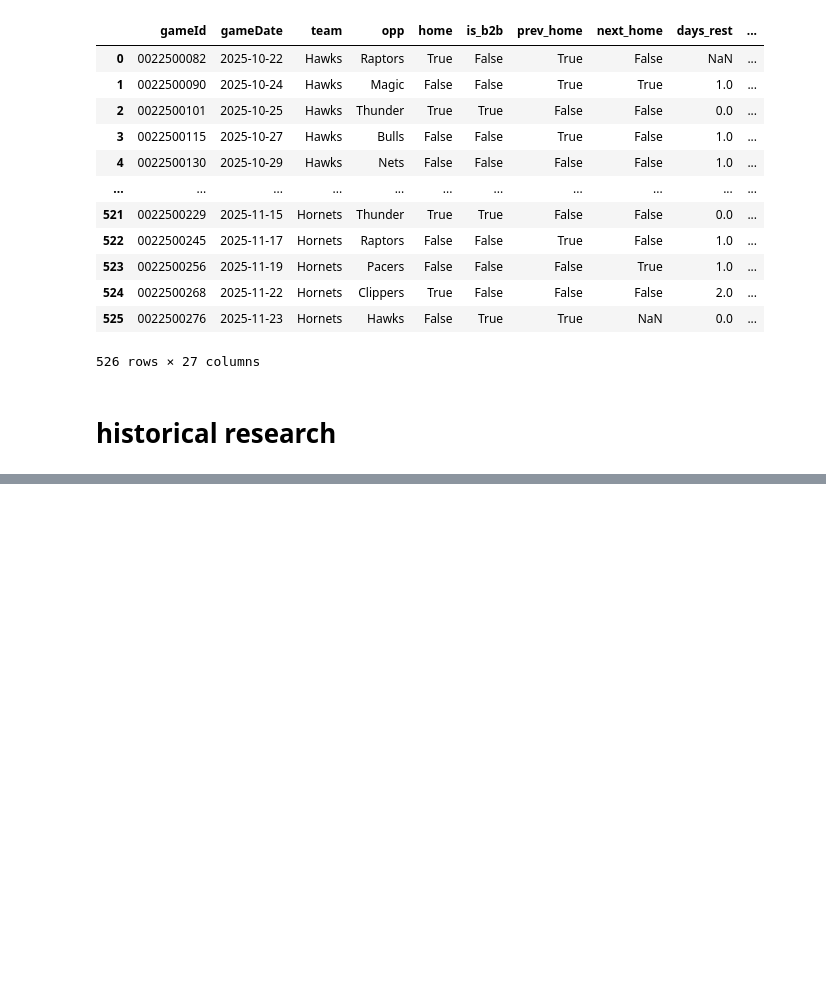
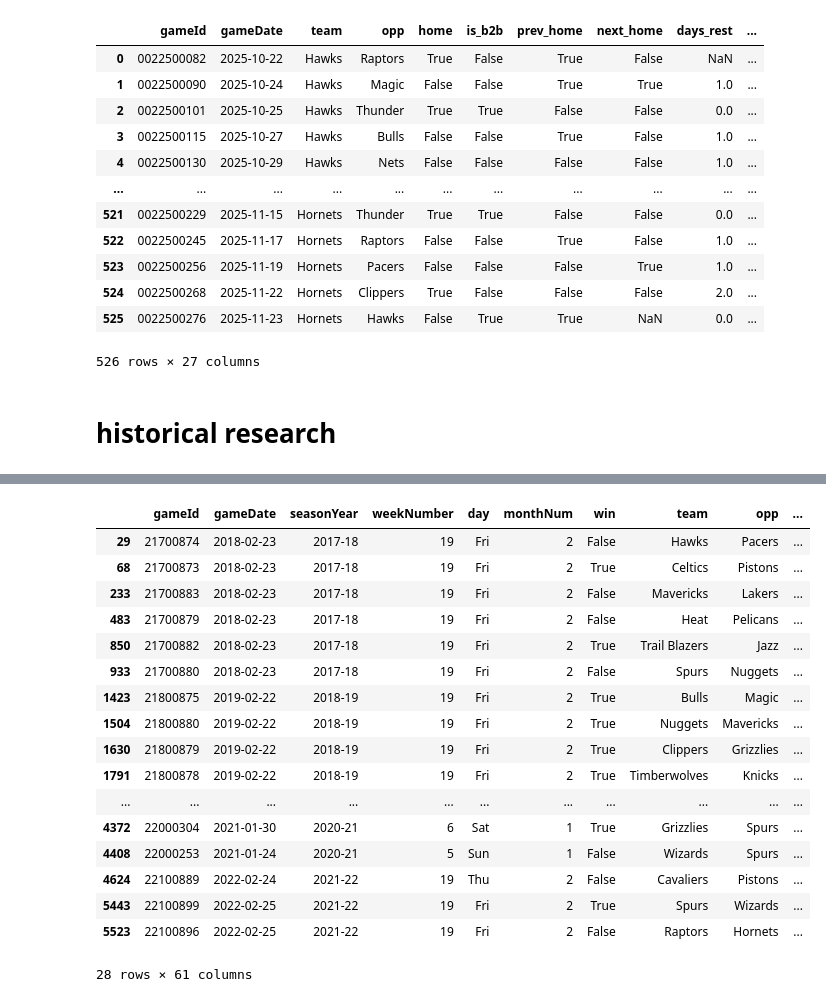
Before and after one commit to iksnizez/propfarm, a Jupyter notebook: notebooks/nbateamSeasonTravel.ipynb, the cells around one changed output, grey strips where cells are left out. Cells and saved outputs as stored; diff of their text form; code cells hidden in the pictures; blank space fills up the shorter version.

```diff
--- a/notebooks/nbateamSeasonTravel.ipynb
+++ b/notebooks/nbateamSeasonTravel.ipynb
@@ -162,0 +295,4 @@ d
+# %%
+filepath = config.DATA_DIR / 'historical game lines/2008_2023_teamGameOdds.csv'
+df = pd.read_csv(filepath)
+total_games = df.shape[0]
@@ -162,0 +345,21 @@ d
+# %%
+df[df['days_rest'] > 7]
+# %% [output]
+|  | gameId | gameDate | seasonYear | weekNumber | day | monthNum | win | team | opp | ... |
+| 29 | 21700874 | 2018-02-23 | 2017-18 | 19 | Fri | 2 | False | Hawks | Pacers | ... |
+| 68 | 21700873 | 2018-02-23 | 2017-18 | 19 | Fri | 2 | True | Celtics | Pistons | ... |
+| 233 | 21700883 | 2018-02-23 | 2017-18 | 19 | Fri | 2 | False | Mavericks | Lakers | ... |
+| 483 | 21700879 | 2018-02-23 | 2017-18 | 19 | Fri | 2 | False | Heat | Pelicans | ... |
+| 850 | 21700882 | 2018-02-23 | 2017-18 | 19 | Fri | 2 | True | Trail Blazers | Jazz | ... |
+| 933 | 21700880 | 2018-02-23 | 2017-18 | 19 | Fri | 2 | False | Spurs | Nuggets | ... |
+| 1423 | 21800875 | 2019-02-22 | 2018-19 | 19 | Fri | 2 | True | Bulls | Magic | ... |
+| 1504 | 21800880 | 2019-02-22 | 2018-19 | 19 | Fri | 2 | True | Nuggets | Mavericks | ... |
+| 1630 | 21800879 | 2019-02-22 | 2018-19 | 19 | Fri | 2 | True | Clippers | Grizzlies | ... |
+| 1791 | 21800878 | 2019-02-22 | 2018-19 | 19 | Fri | 2 | True | Timberwolves | Knicks | ... |
+| ... | ... | ... | ... | ... | ... | ... | ... | ... | ... | ... |
+| 4372 | 22000304 | 2021-01-30 | 2020-21 | 6 | Sat | 1 | True | Grizzlies | Spurs | ... |
+| 4408 | 22000253 | 2021-01-24 | 2020-21 | 5 | Sun | 1 | False | Wizards | Spurs | ... |
+| 4624 | 22100889 | 2022-02-24 | 2021-22 | 19 | Thu | 2 | False | Cavaliers | Pistons | ... |
+| 5443 | 22100899 | 2022-02-25 | 2021-22 | 19 | Fri | 2 | True | Spurs | Wizards | ... |
+| 5523 | 22100896 | 2022-02-25 | 2021-22 | 19 | Fri | 2 | False | Raptors | Hornets | ... |
+28 rows × 61 columns
```
Also changed, not shown: parts of 13 cells of this notebook, 9 other files.
